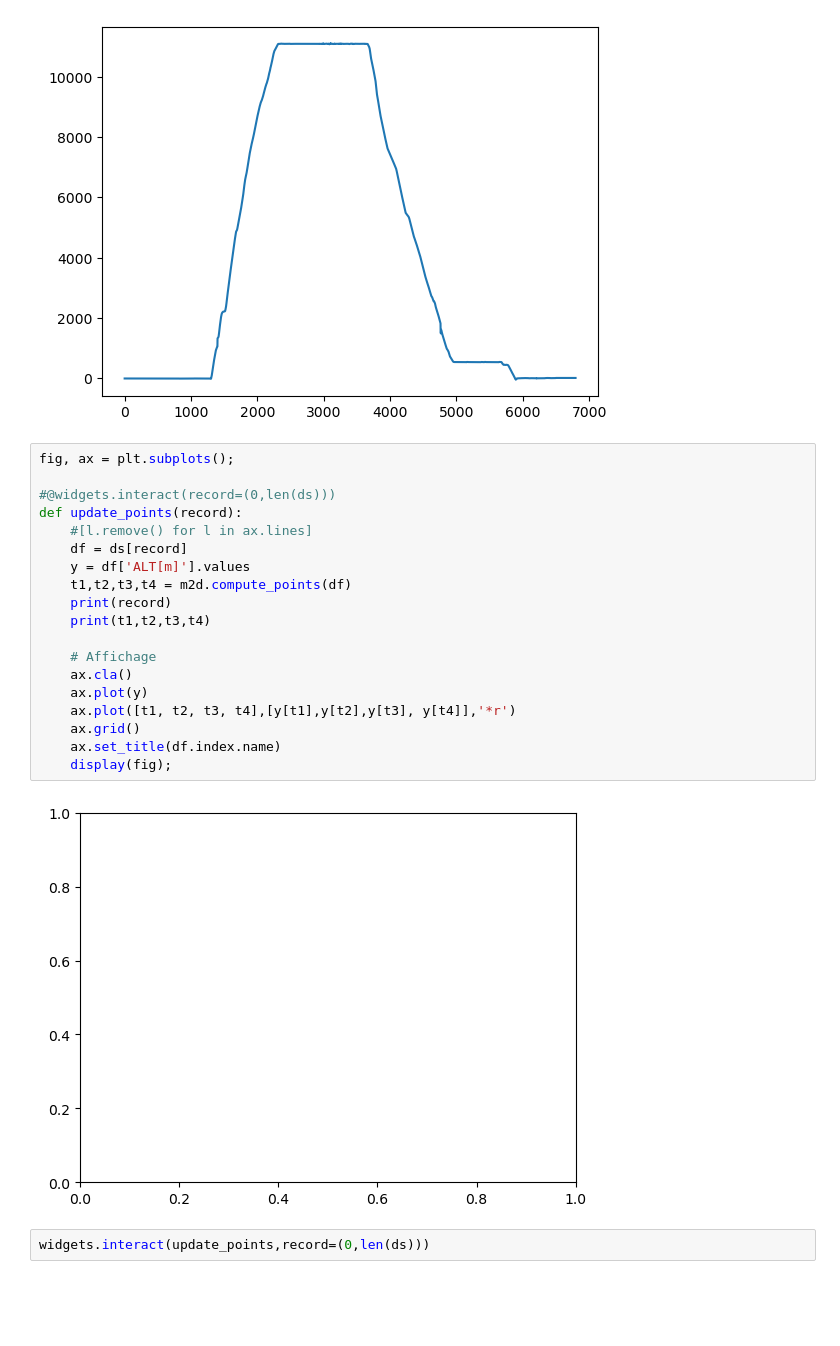
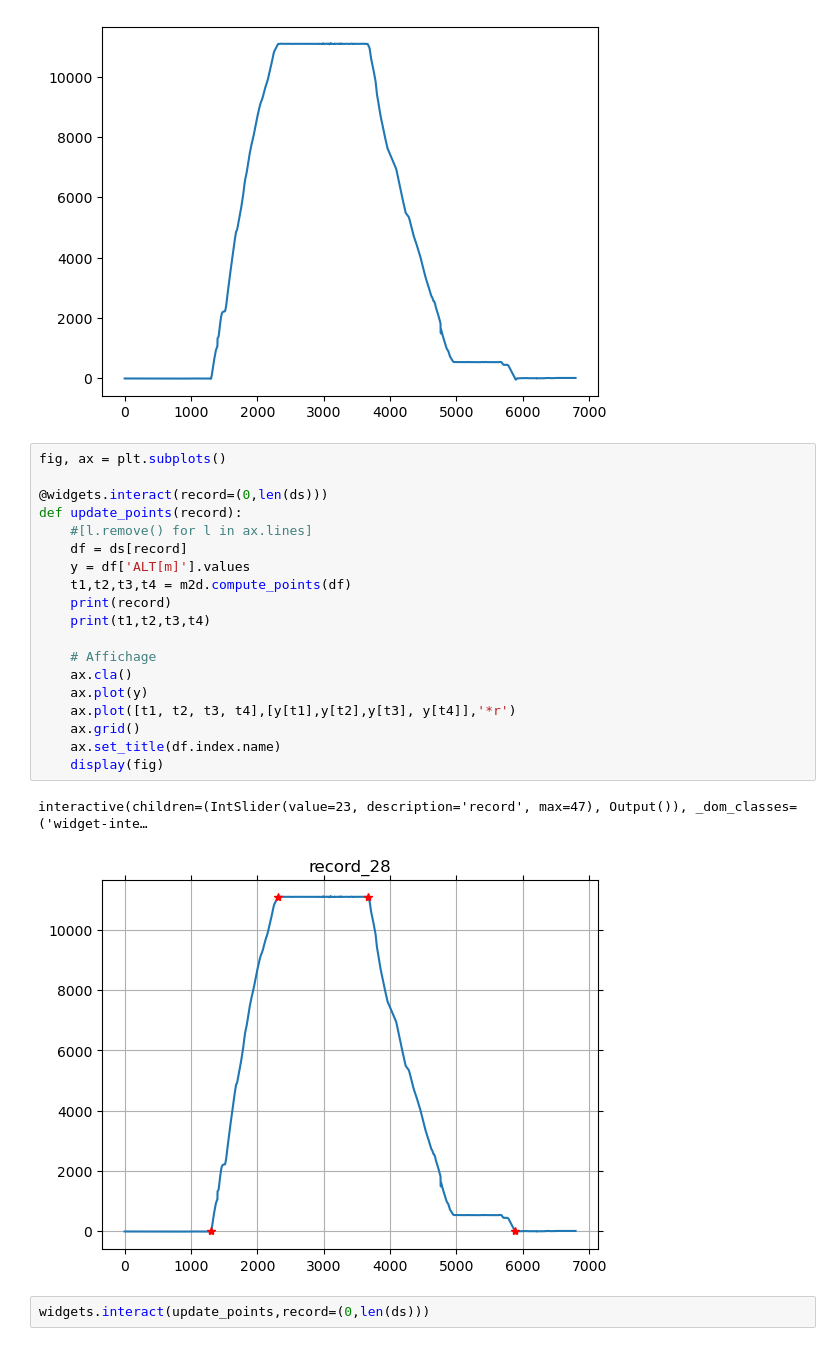
Before and after one commit to RubertiS/Projet_rectangularisation_vols, a Jupyter notebook: Notebooks/decoupage_elementaire.ipynb, the cells around one changed output. Cells and saved outputs as stored; diff of their text form; blank space fills up the shorter version.

```diff
--- a/Notebooks/decoupage_elementaire.ipynb
+++ b/Notebooks/decoupage_elementaire.ipynb
@@ -88,26 +88,27 @@ ax.plot(y)
 [<matplotlib.lines.Line2D at 0x...>]
 [figure]
 # %%
-fig, ax = plt.subplots();
+fig, ax = plt.subplots()
 
-#@widgets.interact(record=(0,len(ds)))
+@widgets.interact(record=(0,len(ds)))
 def update_points(record):
     #[l.remove() for l in ax.lines]
     df = ds[record]
     y = df['ALT[m]'].values
     t1,t2,t3,t4 = m2d.compute_points(df)
     print(record)
     print(t1,t2,t3,t4)
 
     # Affichage
     ax.cla()
     ax.plot(y)
     ax.plot([t1, t2, t3, t4],[y[t1],y[t2],y[t3], y[t4]],'*r')
     ax.grid()
     ax.set_title(df.index.name)
-    display(fig);
+    display(fig)
 # %% [output]
+interactive(children=(IntSlider(value=23, description='record', max=47), Output()), _dom_classes=('widget-inte…
-[figure, old version]
+[figure, new version]
 # %%
 widgets.interact(update_points,record=(0,len(ds)))
 # %% [output]
```
Also changed, not shown: parts of 8 cells of this notebook, 1 other file.
